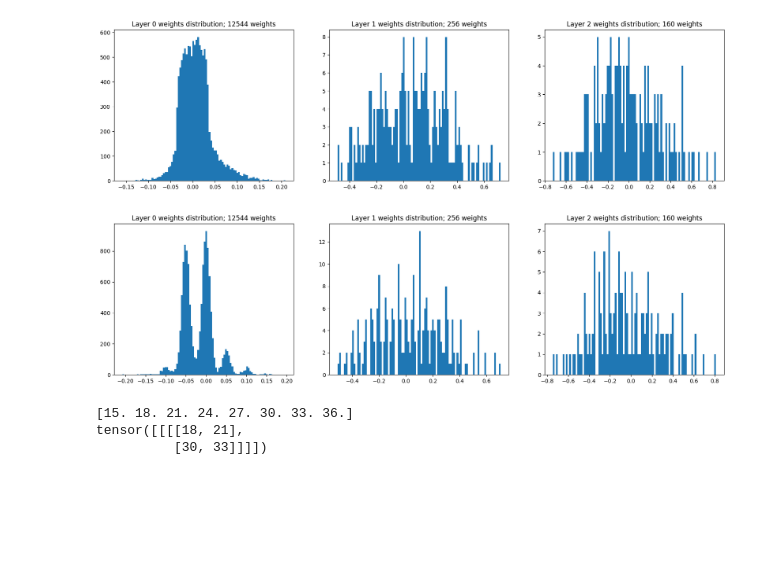
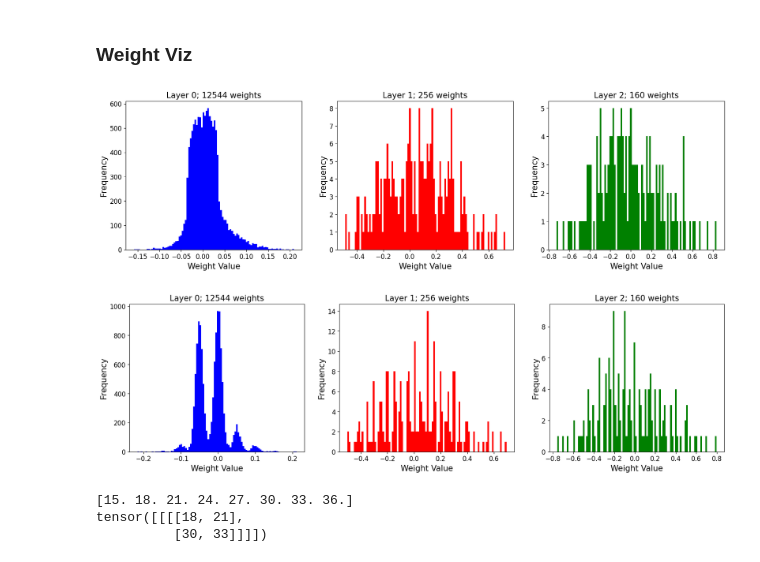
Before and after one commit to vinitdoke/Analog_Neural_Net_Simulator, a Jupyter notebook: evaluation.ipynb, the cells around one changed output. Cells and saved outputs as stored; diff of their text form; code cells hidden in the pictures; blank space fills up the shorter version.

```diff
--- a/evaluation.ipynb
+++ b/evaluation.ipynb
@@ -86,42 +83,59 @@ ann_reg: 0.7
 # plt.title("Model Accuracy")
 # plt.legend()
 # plt.show()
+# %% [markdown]
+### Weight Viz
 # %%
 # plot weight distributions
 
 def plot_weights(model, layer_idx=None):
 
     if layer_idx is not None:
         for i, layer in enumerate(model.children()):
             if i == layer_idx:
                 mylayer = layer
                 break
 
         weights = mylayer.weight.detach().numpy().flatten()
         plt.hist(weights, bins=100)
         plt.title(f"Layer {layer_idx} weights distribution")
         plt.show()
 
     # side by side comparison
     else:
         total_layers = len(list(model.children()))
         fig, axs = plt.subplots(1, total_layers, figsize=(20, 5))
 
 
         for i, layer in enumerate(model.children()):
+
             weights = layer.weight.detach().numpy().flatten()
             total_weights = len(weights)
 
-            axs[i].hist(weights, bins=100)
-            axs[i].set_title(f"Layer {i} weights distribution; {total_weights} weights")
+
+            color_list = ["blue", "red", "green", "orange", "purple", "brown", "pink", "gray", "cyan", "magenta"]
+            axs[i].hist(weights, bins=100, color=color_list[i])
+            # axs[i].grid()
+
+            axs[i].set_xlabel("Weight Value", fontsize=15)
+            axs[i].set_ylabel("Frequency", fontsize=15)
+            axs[i].set_title(f"Layer {i}; {total_weights} weights", fontsize=15)
+
+            # tick size
+            axs[i].tick_params(axis='both', which='major', labelsize=12)
+            axs[i].tick_params(axis='both', which='minor', labelsize=10)
 
 
 
+
+
+
+        # plt.savefig("weight_distributions.eps", dpi = 600, bbox_inches='tight')
         plt.show()
 
 plot_weights(ann)
 # %% [output]
-[figure, old version]
+[figure, new version]
 # %%
 def plot_weights(model, layer_idx=None):
 
@@ -147,16 +161,25 @@ def plot_weights(model, layer_idx=None):
             weights = quantize(layer.weight.detach().numpy().flatten(), 0.05, [-1,1]) + np.random.normal(0, 0.01, len(layer.weight.detach().numpy().flatten()))
             total_weights = len(weights)
 
-            axs[i].hist(weights, bins=100)
-            axs[i].set_title(f"Layer {i} weights distribution; {total_weights} weights")
+            color_list = ["blue", "red", "green", "orange", "purple", "brown", "pink", "gray", "cyan", "magenta"]
+            axs[i].hist(weights, bins=100, color=color_list[i])
+            # axs[i].grid()
+
+            axs[i].set_xlabel("Weight Value", fontsize=15)
+            axs[i].set_ylabel("Frequency", fontsize=15)
+            axs[i].set_title(f"Layer {i}; {total_weights} weights", fontsize=15)
+
+            # tick size
+            axs[i].tick_params(axis='both', which='major', labelsize=12)
+            axs[i].tick_params(axis='both', which='minor', labelsize=10)
 
 
-
+        # plt.savefig("weight_distributions_quantized_variance.eps", dpi = 600, bbox_inches='tight')
         plt.show()
 
 plot_weights(ann)
 # %% [output]
-[figure, old version]
+[figure, new version]
 # %%
 import torch
 import numpy as np
```
Also changed, not shown: parts of 5 cells of this notebook, 4 other files.
